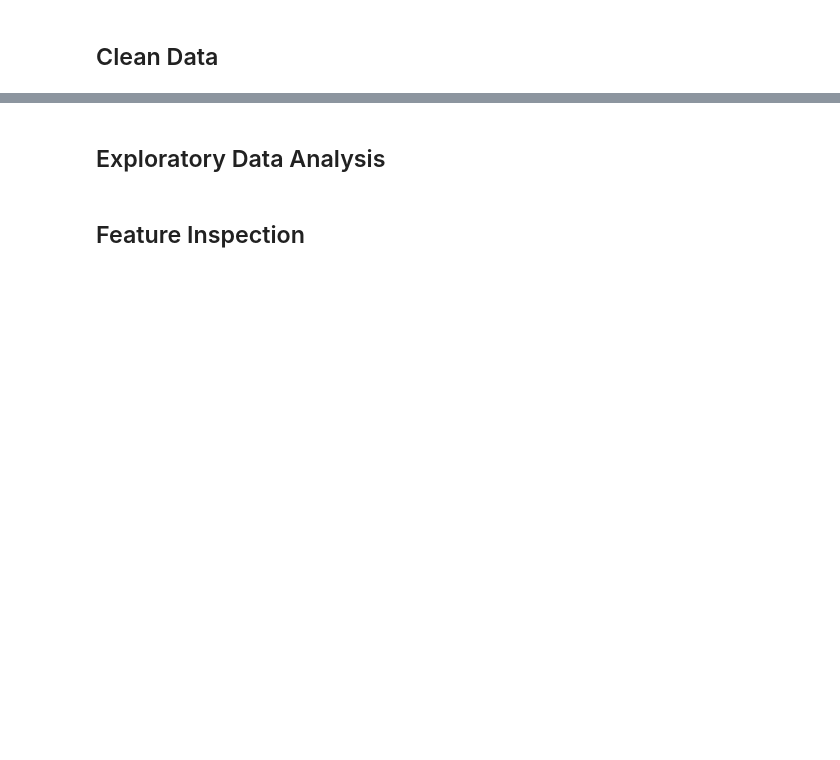
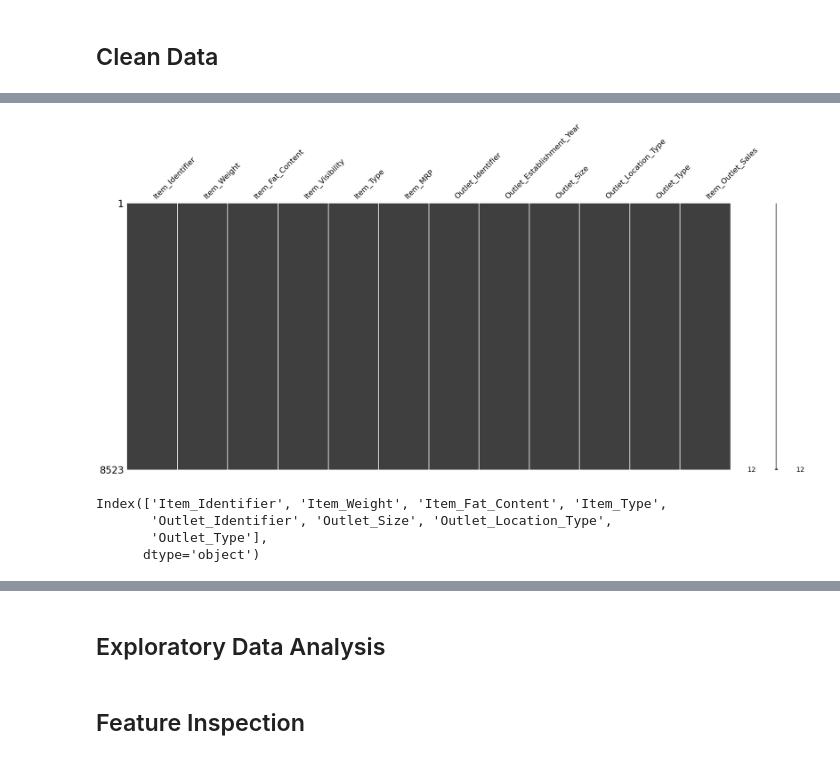
Before and after one commit to ainejerry/sales-prediction, a Jupyter notebook: sales_prediction.ipynb, the cells around one changed output, grey strips where cells are left out. Cells and saved outputs as stored; diff of their text form; code cells hidden in the pictures; blank space fills up the shorter version.

```diff
--- a/sales_prediction.ipynb
+++ b/sales_prediction.ipynb
@@ -12,0 +102,17 @@
+# %%
+df['Item_Weight'].fillna('MISSING', inplace=True)
+df['Outlet_Size'].fillna('MISSING', inplace=True)
+# %%
+#to confirm the zero null values
+msno.matrix(df);
+# %% [output]
+[figure, added]
+# %%
+#list of string columns
+x=df.select_dtypes('object').columns
+x
+# %% [output]
+Index(['Item_Identifier', 'Item_Weight', 'Item_Fat_Content', 'Item_Type',
+       'Outlet_Identifier', 'Outlet_Size', 'Outlet_Location_Type',
+       'Outlet_Type'],
+      dtype='object')
```
Also changed, not shown: parts of 13 cells of this notebook.
